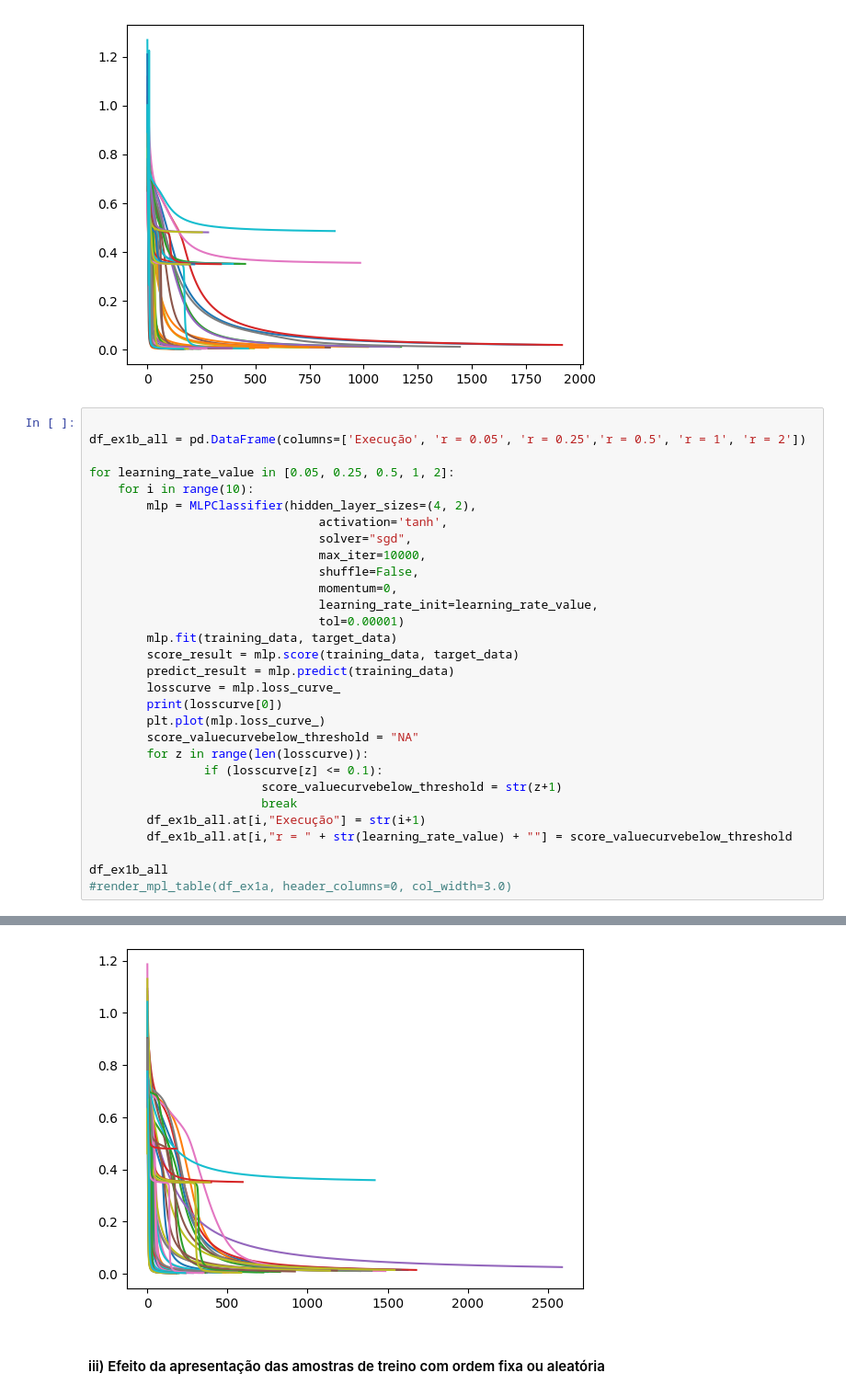
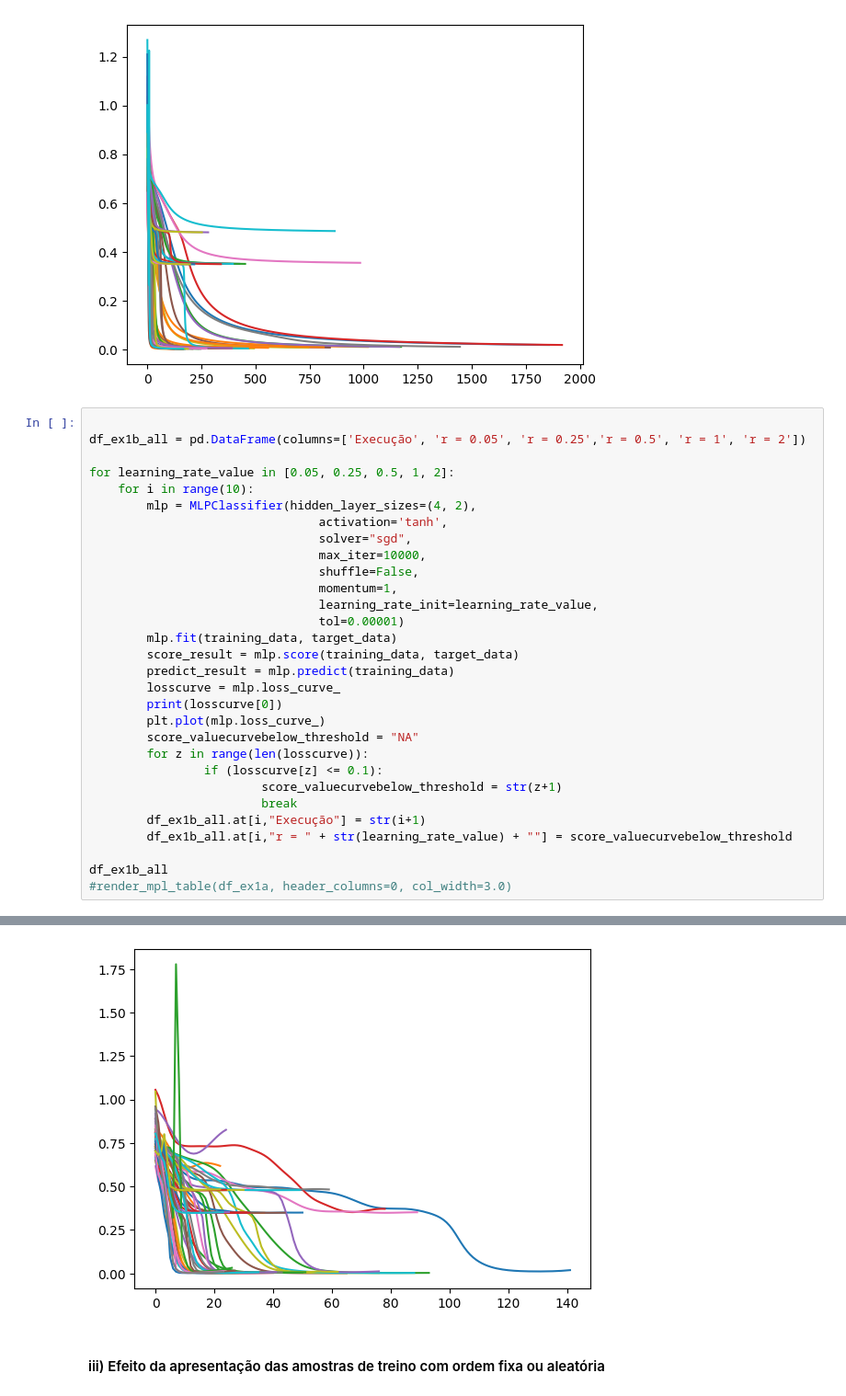
Before and after one commit to souocare/iasc_course_ai, a Jupyter notebook: Part 1/parte1.ipynb, the cells around one changed output, grey strips where cells are left out. Shown at 92% size. Saved outputs shown, nothing was run; the diff lists cells and outputs as text.

```diff
--- a/Part 1/parte1.ipynb
+++ b/Part 1/parte1.ipynb
@@ -181,7 +181,7 @@ for learning_rate_value in [0.05, 0.25, 0.5, 1, 2]:
                                 solver="sgd",
                                 max_iter=10000,
                                 shuffle=False,
-                                momentum=0,
+                                momentum=1,
                                 learning_rate_init=learning_rate_value,
                                 tol=0.00001)
         mlp.fit(training_data, target_data)
@@ -232,4 +232,4 @@ df_ex1b_all
-[figure, old version]
+[figure, new version]
 # %% [markdown]
 #### iii) Efeito da apresentação das amostras de treino com ordem fixa ou aleatória
 # %%
```
Also changed, not shown: parts of 1 cell of this notebook, 3 other files.
